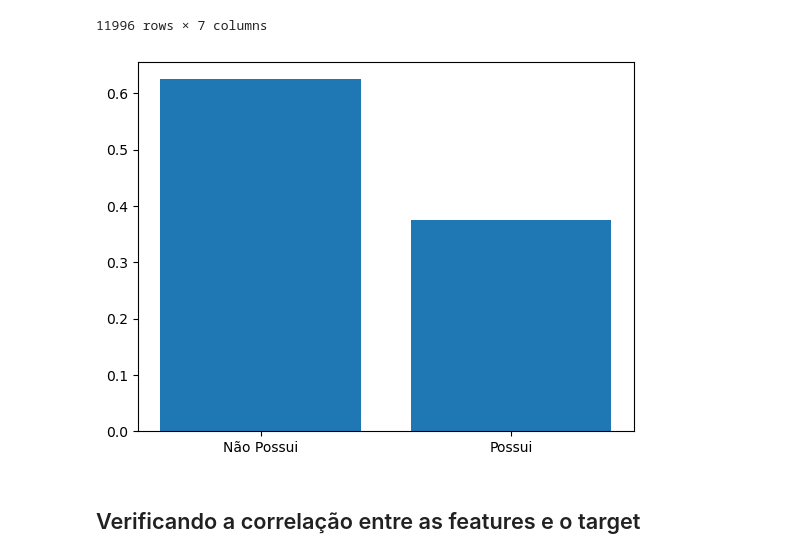
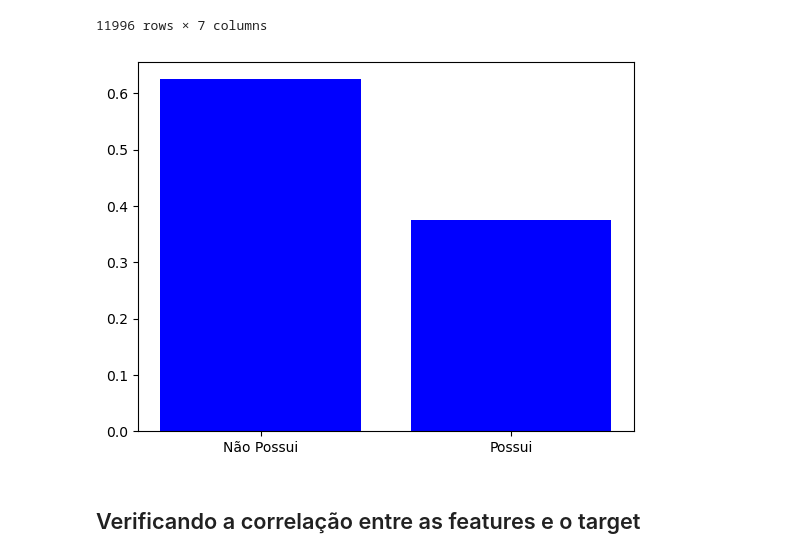
Before and after one commit to joaolindenberg/P2_CEDA2, a Jupyter notebook: main.ipynb, the cells around one changed output. Saved outputs shown, nothing was run; the diff lists cells and outputs as text; code cells hidden in the pictures.

```diff
--- a/main.ipynb
+++ b/main.ipynb
@@ -209,20 +209,20 @@ df_projeto
 # %%
 df_internet = pd.DataFrame()
 
 df_internet['Numero de acessos'] = df_projeto['Alunos Internet'].value_counts(normalize=True)
 
 df_internet = df_internet.reset_index()
 
 # Mudando as variáveis de Acesso a Internet (de 0 ou 1 para Não Possui ou Possui, respectivamente)
 df_internet['Acesso Internet'] = df_internet['index'].map({0:'Não Possui',1:'Possui'})
 
 
 # Gráfico
 
-plt.bar(df_internet['Acesso Internet'], df_internet['Numero de acessos'])
+plt.bar(df_internet['Acesso Internet'], df_internet['Numero de acessos'], color='blue')
 plt.show()
 # %% [output]
-[figure, old version]
+[figure, new version]
 # %% [markdown]
 ## Verificando a correlação entre as features e o target
 # %% [markdown]
```
Also changed, not shown: parts of 4 cells of this notebook.
